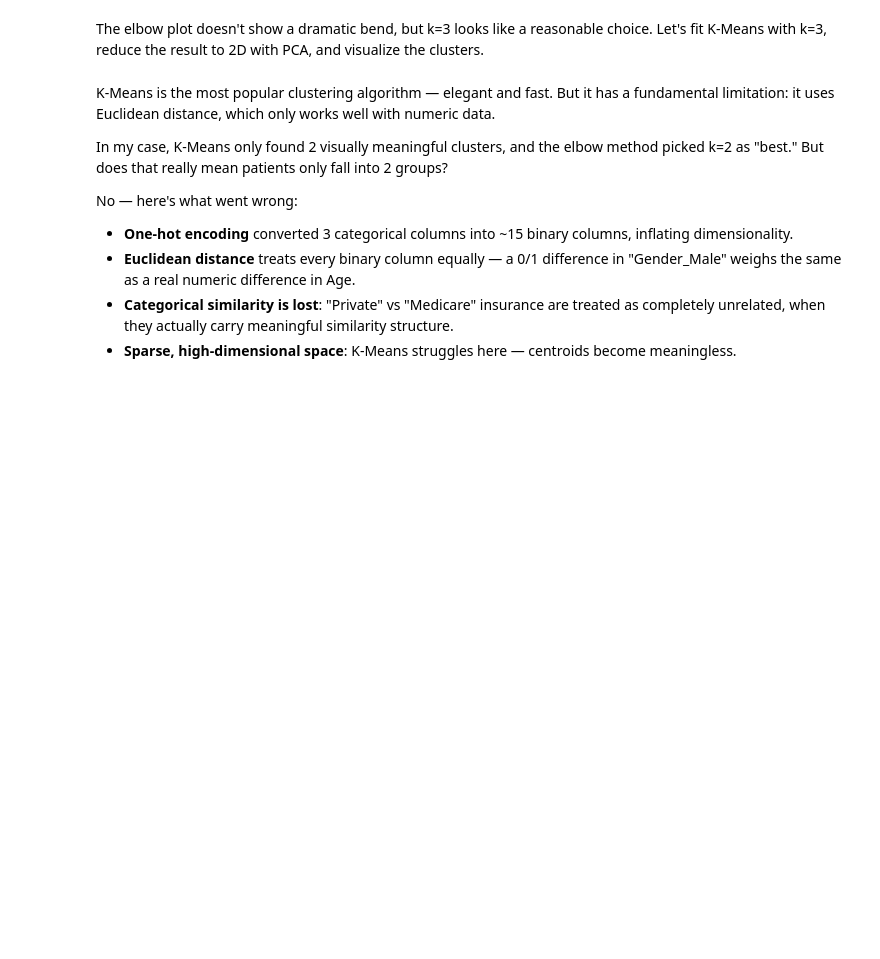
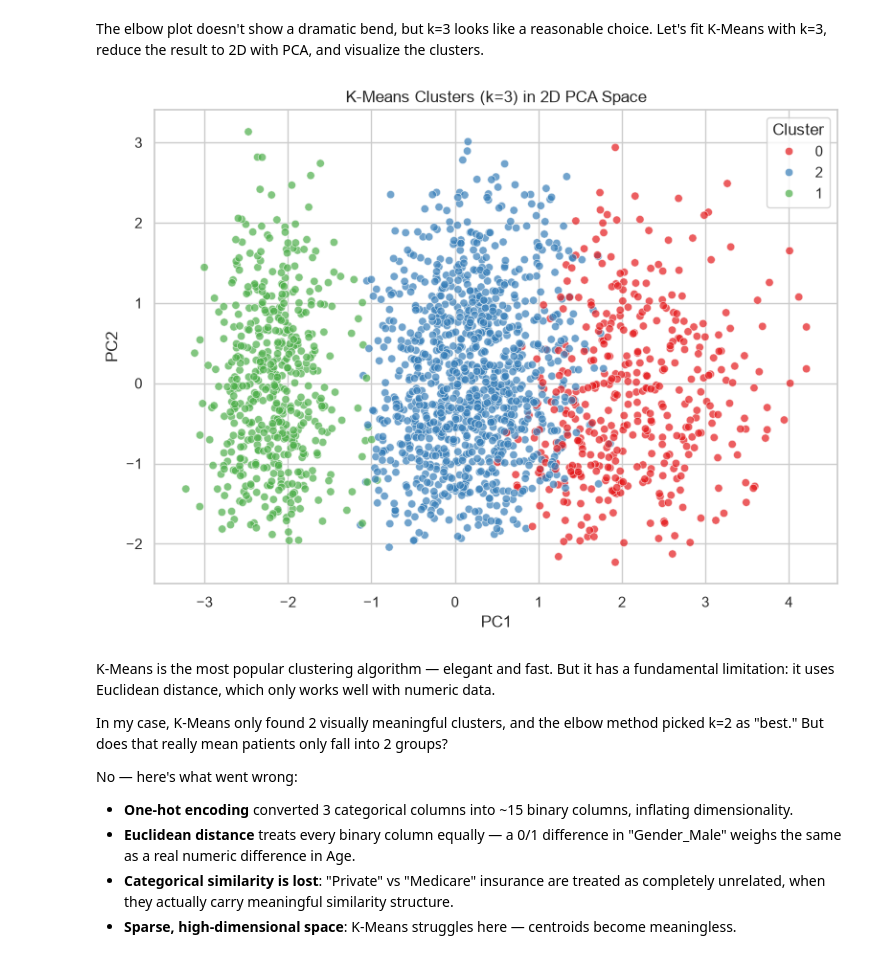
Before and after one commit to jaideep2015/patient-segmentation-healthcare, a Jupyter notebook: notebooks/patient_segmentation_analysis.ipynb, the cells around one changed output. Saved outputs shown, nothing was run; the diff lists cells and outputs as text; code cells hidden in the pictures; blank space fills up the shorter version.

```diff
--- a/notebooks/patient_segmentation_analysis.ipynb
+++ b/notebooks/patient_segmentation_analysis.ipynb
@@ -462,29 +459,30 @@ clusters.
 # %%
 from sklearn.decomposition import PCA
 
 # Fit KMeans with k=3 (chosen from the elbow plot above)
 optimal_k = 3
 kmeans = KMeans(n_clusters=optimal_k, random_state=42, n_init=10)
 cluster_labels = kmeans.fit_predict(X)
 
 # Reduce to 2D with PCA
 pca = PCA(n_components=2, random_state=42)
 X_pca = pca.fit_transform(X)
 
 # Create a DataFrame for plotting
 plot_df = pd.DataFrame({
     'PC1': X_pca[:, 0],
     'PC2': X_pca[:, 1],
     'Cluster': cluster_labels.astype(str)
 })
 
-# Plot with Plotly
-fig = px.scatter(
-    plot_df, x='PC1', y='PC2', color='Cluster',
-    title=f'K-Means Clusters (k={optimal_k}) in 2D PCA Space',
-    color_discrete_sequence=px.colors.qualitative.Set1
-)
-fig.show()
+# Plot the clusters in 2D PCA space
+plt.figure(figsize=(8, 6))
+sns.scatterplot(data=plot_df, x='PC1', y='PC2', hue='Cluster', palette='Set1', alpha=0.7)
+plt.title(f'K-Means Clusters (k={optimal_k}) in 2D PCA Space')
+plt.tight_layout()
+plt.show()
+# %% [output]
+[figure, added]
 # %% [markdown]
 K-Means is the most popular clustering algorithm — elegant and fast. But it has a
 fundamental limitation: it uses Euclidean distance, which only works well with
```
Also changed, not shown: parts of 4 cells of this notebook, 3 other files.
